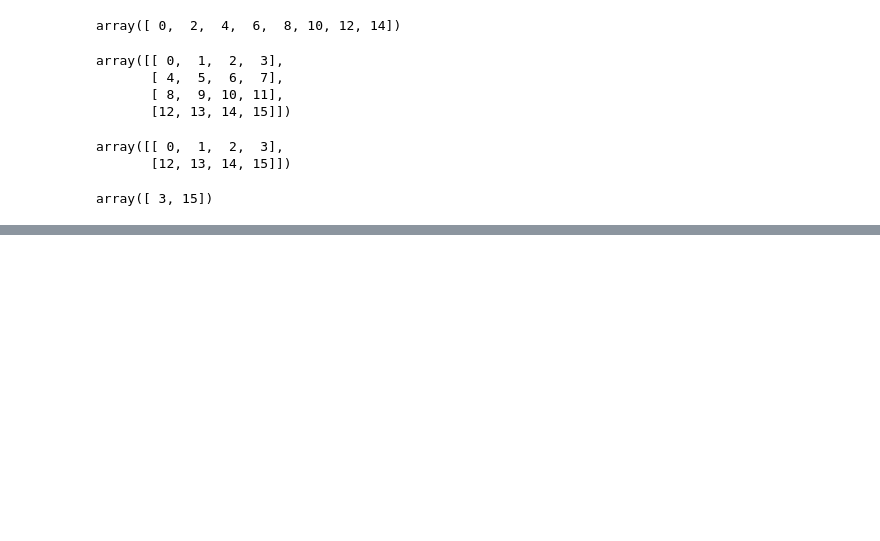
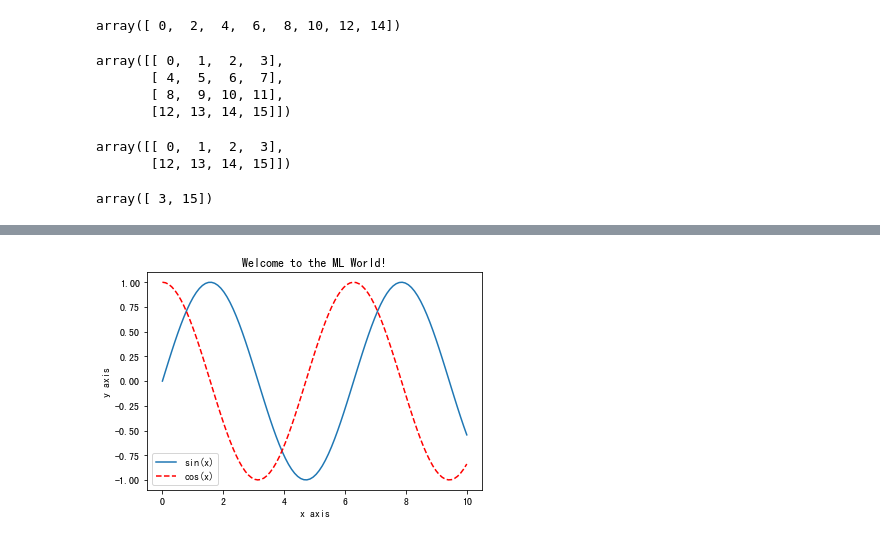
Before and after one commit to dreamkong/Practice-Python, a Jupyter notebook: 机器学习算法/3 numpy和matplotlib.ipynb, the cells around one changed output, grey strips where cells are left out. Saved outputs shown, nothing was run; the diff lists cells and outputs as text; code cells hidden in the pictures; blank space fills up the shorter version.

```diff
--- a/机器学习算法/3 numpy和matplotlib.ipynb
+++ b/机器学习算法/3 numpy和matplotlib.ipynb
@@ -1544,0 +1603,3 @@ array([ 3, 15])
+# %%
+cosy = np.cos(x)
+cosy
@@ -1544,0 +1627,15 @@ array([ 3, 15])
+# %%
+siny = y.copy()
+# %%
+plt.plot(x, siny, label='sin(x)')
+plt.plot(x, cosy, color='r', linestyle='--', label='cos(x)')
+# plt.xlim(-5, 15)
+# plt.ylim(0, 1.5)
+# plt.axis([-1, -11, -2, 2])
+plt.xlabel('x axis')
+plt.ylabel('y axis')
+plt.legend()
+plt.title('Welcome to the ML World!')
+plt.show()
+# %% [output]
+[figure, added]
```
Also changed, not shown: parts of 15 cells of this notebook.
